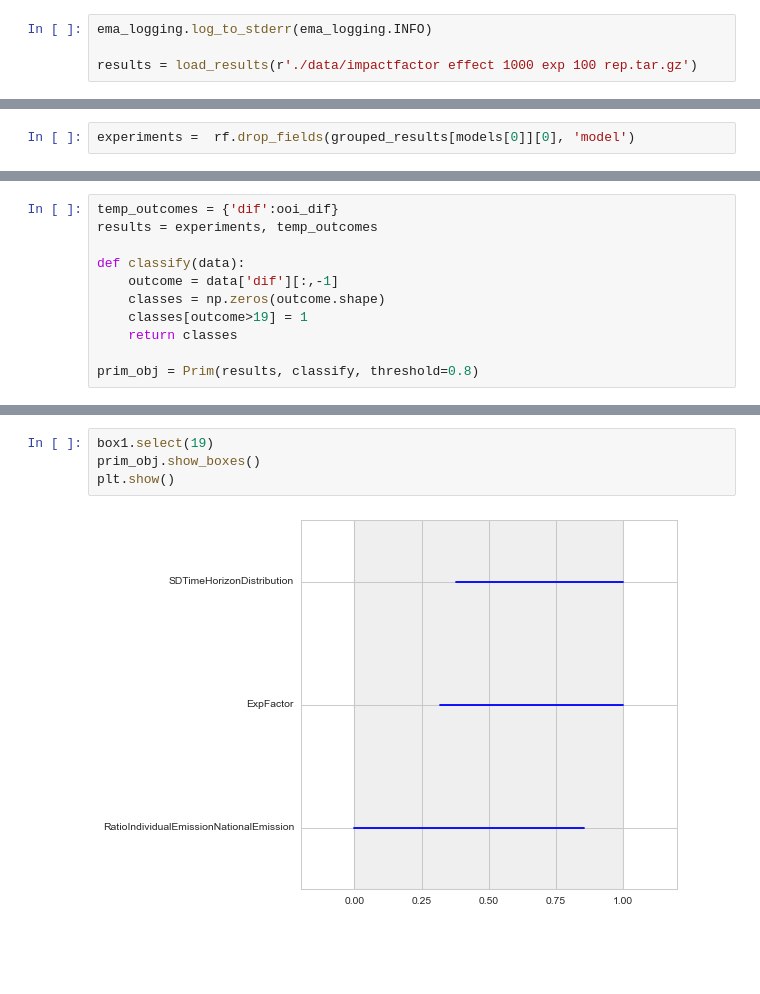
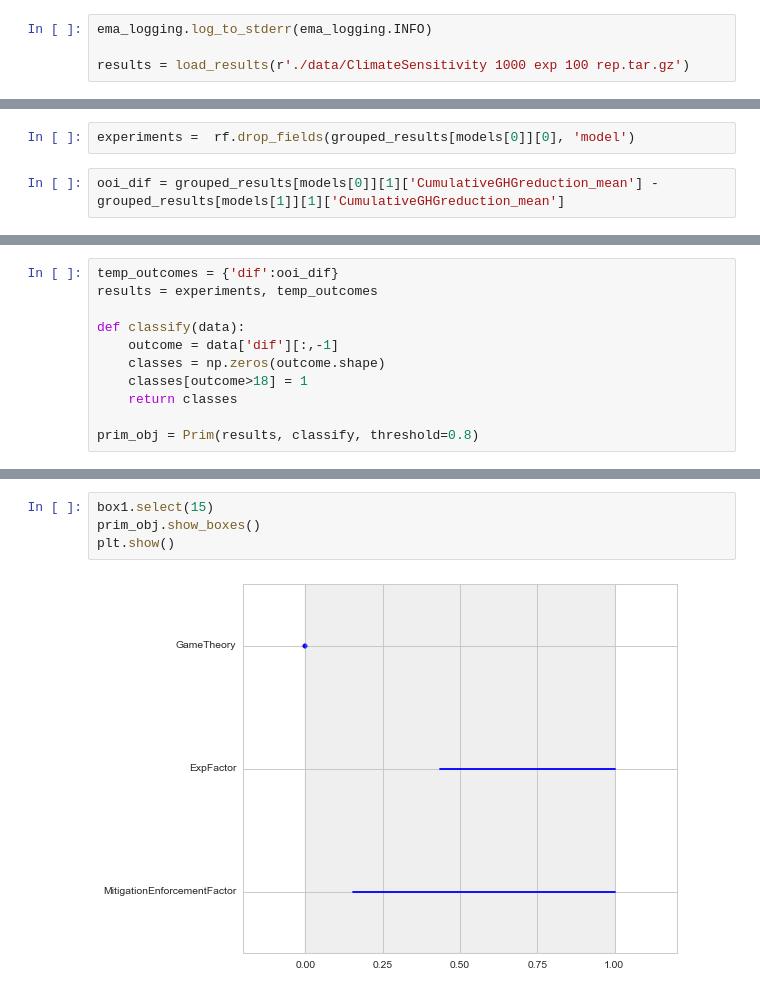
Before and after one commit to sgreeven/msc_thesis_work, a Jupyter notebook: src/ImpactFactor effect.ipynb, the cells around one changed output, grey strips where cells are left out. Cells and saved outputs as stored; diff of their text form; blank space fills up the shorter version.

```diff
--- a/src/ImpactFactor effect.ipynb
+++ b/src/ImpactFactor effect.ipynb
@@ -35,5 +35,5 @@ from expWorkbench import ema_logging
 # %%
 ema_logging.log_to_stderr(ema_logging.INFO)
 
-results = load_results(r'./data/impactfactor effect 1000 exp 100 rep.tar.gz')
+results = load_results(r'./data/ClimateSensitivity 1000 exp 100 rep.tar.gz')
 # %% [output]
@@ -81,6 +174,8 @@ for ooi in oois:
 import numpy.lib.recfunctions as rf
 # %%
 experiments =  rf.drop_fields(grouped_results[models[0]][0], 'model')
+# %%
+ooi_dif = grouped_results[models[0]][1]['CumulativeGHGreduction_mean'] - grouped_results[models[1]][1]['CumulativeGHGreduction_mean']
 # %%
 data = ooi_dif
 
@@ -102,7 +197,7 @@ results = experiments, temp_outcomes
 def classify(data):
     outcome = data['dif'][:,-1]
     classes = np.zeros(outcome.shape)
-    classes[outcome>19] = 1
+    classes[outcome>18] = 1
     return classes
 
 prim_obj = Prim(results, classify, threshold=0.8)
@@ -135,9 +236,9 @@ RatioIndividualEmissionNationalEmission  0.100065   0.699303  2.333643e-02
 # %%
-box1.select(19)
+box1.select(15)
 prim_obj.show_boxes()
 plt.show()
 # %% [output]
-[figure, old version]
+[figure, new version]
 # %%
 from analysis.plotting_util import BOXPLOT
 
```
Also changed, not shown: parts of 15 cells of this notebook, 14 other files.
